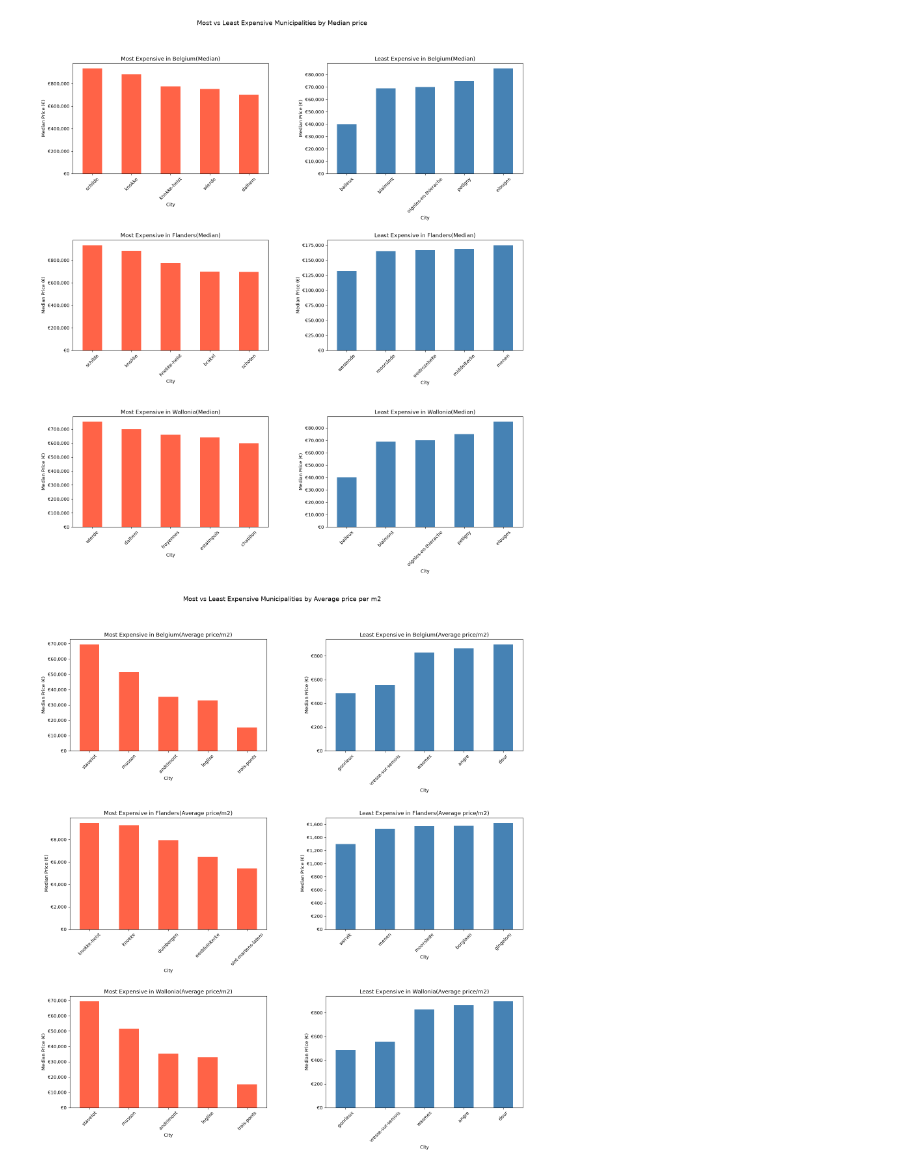
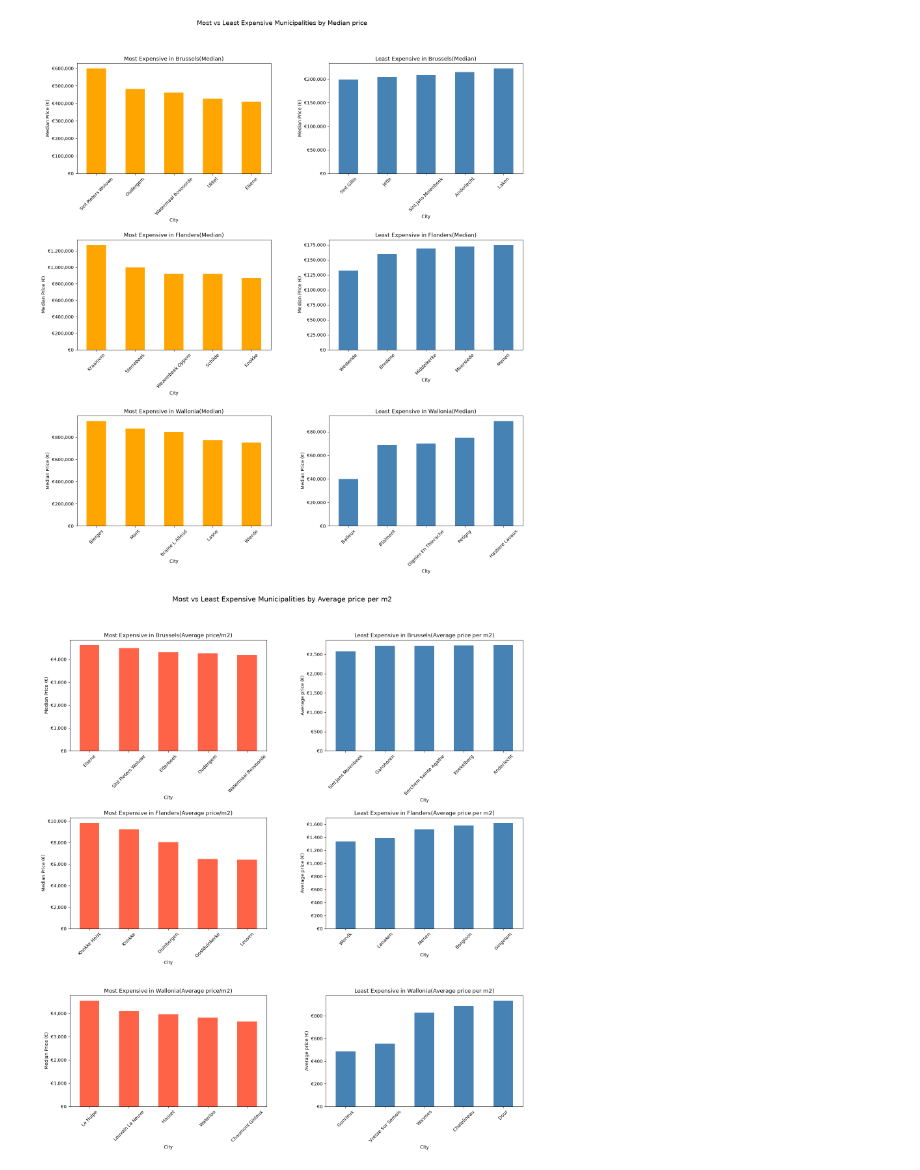
Before and after one commit to VictorCourtois135/immo-eliza-tigers-analysis, a Jupyter notebook: analysis/analysis_neha.ipynb, the cells around one changed output. Cells and saved outputs as stored; diff of their text form; code cells hidden in the pictures.

```diff
--- a/analysis/analysis_neha.ipynb
+++ b/analysis/analysis_neha.ipynb
@@ -126,6 +205,7 @@ print(city_stats.nsmallest(5,'avg_price')[['city','avg_price','count']])
 # %%
 flanders = df[df['region'] == 'Flanders']
 wallonia = df[df['region'] == 'Wallonia']
+brussels = df[df['region'] == 'Brussels']
 # %%
 def city_stats_by_region(region_df):
     stats = region_df.groupby('city').agg(
@@ -138,6 +218,7 @@ def city_stats_by_region(region_df):
 
 flanders_stats = city_stats_by_region(flanders)
 wallonia_stats = city_stats_by_region(wallonia)
+brussels_stats = city_stats_by_region(brussels)
 # %%
 print("Top 5 most expensive cities(Average Price)")
 print(flanders_stats.nlargest(5,'avg_price')[['city','avg_price','count']])
@@ -243,18 +300,19 @@ plt.close()
 # %%
 fig, axes = plt.subplots(3, 2, figsize= (16,18))
-regions = [('Belgium',city_stats),
+regions = [('Brussels',brussels_stats),
 ('Flanders',flanders_stats),
 ('Wallonia',wallonia_stats)
 ]
 for i, (region_name, stats) in enumerate(regions):
     # Most Expensive
     stats.nlargest(5, 'avg_price').plot(kind='bar',x = 'city', y = 'avg_price',
-    ax = axes[i][0], color = 'tomato', legend=False
+    ax = axes[i][0], color = 'orange', legend=False,
     )
 
     axes[i][0].set_title(f'Most Expensive in {region_name}')
-    axes[i][0].set_xlabel('City')
-    axes[i][0].set_ylabel('Average Price (€)')
+    axes[i][0].set_title(f'Most Expensive in {region_name}', fontsize=15, fontweight="bold")
+    axes[i][0].set_xlabel('City',fontweight = "bold")
+    axes[i][0].set_ylabel('Average Price (€)',fontweight = "bold")
     axes[i][0].tick_params(axis = 'x', rotation = 45)
     axes[i][0].yaxis.set_major_formatter(
         plt.FuncFormatter(lambda x, p: f'€{x:,.0f}')
@@ -262,18 +320,19 @@ for i, (region_name, stats) in enumerate(regions):
 
     # Least Expensive
     stats.nsmallest(5, 'avg_price').plot(kind='bar',x = 'city', y = 'avg_price',
-    ax = axes[i][1], color = 'steelblue', legend=False
+    ax = axes[i][1], color = 'skyblue', legend=False ,
     )
 
     axes[i][1].set_title(f'Least Expensive in {region_name}')
-    axes[i][1].set_xlabel('City')
-    axes[i][1].set_ylabel('Average Price (€)')
+    axes[i][1].set_title(f'Least Expensive in {region_name}', fontsize=15, fontweight="bold")
+    axes[i][1].set_xlabel('City', fontweight = "bold")
+    axes[i][1].set_ylabel('Average Price (€)', fontweight = "bold")
     axes[i][1].tick_params(axis = 'x', rotation = 45)
     axes[i][1].yaxis.set_major_formatter(
         plt.FuncFormatter(lambda x, p: f'€{x:,.0f}')
     )
 
-    plt.suptitle('Most vs Least Expensive Municipalities by Region', fontsize = 14)
+    plt.suptitle('Most vs Least Expensive Municipalities by Region', fontsize = 16, fontweight = "bold")
     plt.tight_layout(rect=[0.02, 0.02, 0.98, 0.96], pad=2.0)
     plt.subplots_adjust(hspace=0.6, wspace=0.3)
     plt.savefig('../images/municipality_prices_by_region.png', dpi=150, bbox_inches='tight')
@@ -283,14 +345,14 @@ for i, (region_name, stats) in enumerate(regions):
 # %%
 # Charts for median of the municipalities
 fig, axes = plt.subplots(3, 2, figsize= (16,18))
-regions = [('Belgium',city_stats),
+regions = [('Brussels',brussels_stats),
 ('Flanders',flanders_stats),
 ('Wallonia',wallonia_stats)
 ]
 for i, (region_name, stats) in enumerate(regions):
     # Most Expensive
     stats.nlargest(5, 'median_price').plot(kind='bar',x = 'city', y = 'median_price',
-    ax = axes[i][0], color = 'tomato', legend=False
+    ax = axes[i][0], color = 'orange', legend=False
     )
 
     axes[i][0].set_title(f'Most Expensive in {region_name}(Median)')
@@ -320,48 +382,48 @@ for i, (region_name, stats) in enumerate(regions):
     plt.savefig('../images/municipality_prices_by_region.png', dpi=150, bbox_inches='tight')
     plt.show
 # %% [output]
-[figure, old version]
+[figure, new version]
 # %%
 # Charts for price_per_m2 of the municipalities
 fig, axes = plt.subplots(3, 2, figsize= (16,18))
-regions = [('Belgium',city_stats),
+regions = [('Brussels',brussels_stats),
 ('Flanders',flanders_stats),
 ('Wallonia',wallonia_stats)
 ]
 for i, (region_name, stats) in enumerate(regions):
     # Most Expensive
     stats.nlargest(5, 'avg_price_per_m2').plot(kind='bar',x = 'city', y = 'avg_price_per_m2',
     ax = axes[i][0], color = 'tomato', legend=False
     )
 
     axes[i][0].set_title(f'Most Expensive in {region_name}(Average price/m2)')
     axes[i][0].set_xlabel('City')
     axes[i][0].set_ylabel('Median Price (€)')
     axes[i][0].tick_params(axis = 'x', rotation = 45)
     axes[i][0].yaxis.set_major_formatter(
         plt.FuncFormatter(lambda x, p: f'€{x:,.0f}')
     )
 
     # Least Expensive
     stats.nsmallest(5, 'avg_price_per_m2').plot(kind='bar',x = 'city', y = 'avg_price_per_m2',
     ax = axes[i][1], color = 'steelblue', legend=False
     )
 
-    axes[i][1].set_title(f'Least Expensive in {region_name}(Average price/m2)')
+    axes[i][1].set_title(f'Least Expensive in {region_name}(Average price per m2)')
     axes[i][1].set_xlabel('City')
-    axes[i][1].set_ylabel('Median Price (€)')
+    axes[i][1].set_ylabel('Average price (€)')
     axes[i][1].tick_params(axis = 'x', rotation = 45)
     axes[i][1].yaxis.set_major_formatter(
         plt.FuncFormatter(lambda x, p: f'€{x:,.0f}')
     )
 
-    plt.suptitle('Most vs Least Expensive Municipalities by Average price per m2', fontsize = 14)
+    plt.suptitle('Most vs Least Expensive Municipalities by Average price per m2', fontsize = 15)
     plt.tight_layout(rect=[0.02, 0.02, 0.98, 0.96], pad=2.0)
     plt.subplots_adjust(hspace=0.6, wspace=0.3)
-    plt.savefig('../images/municipality_prices_by_region.png', dpi=150, bbox_inches='tight')
+    plt.savefig('../images/municipality_.png', dpi=150, bbox_inches='tight')
     plt.show
 # %% [output]
-[figure, old version]
+[figure, new version]
 # %%
 print(df[df['city'] == 'stavelot'][['city', 'price', 'living_area_m2', 'price_per_m2']])
 # %% [output]
```
Also changed, not shown: parts of 22 cells of this notebook, 6 other files.
